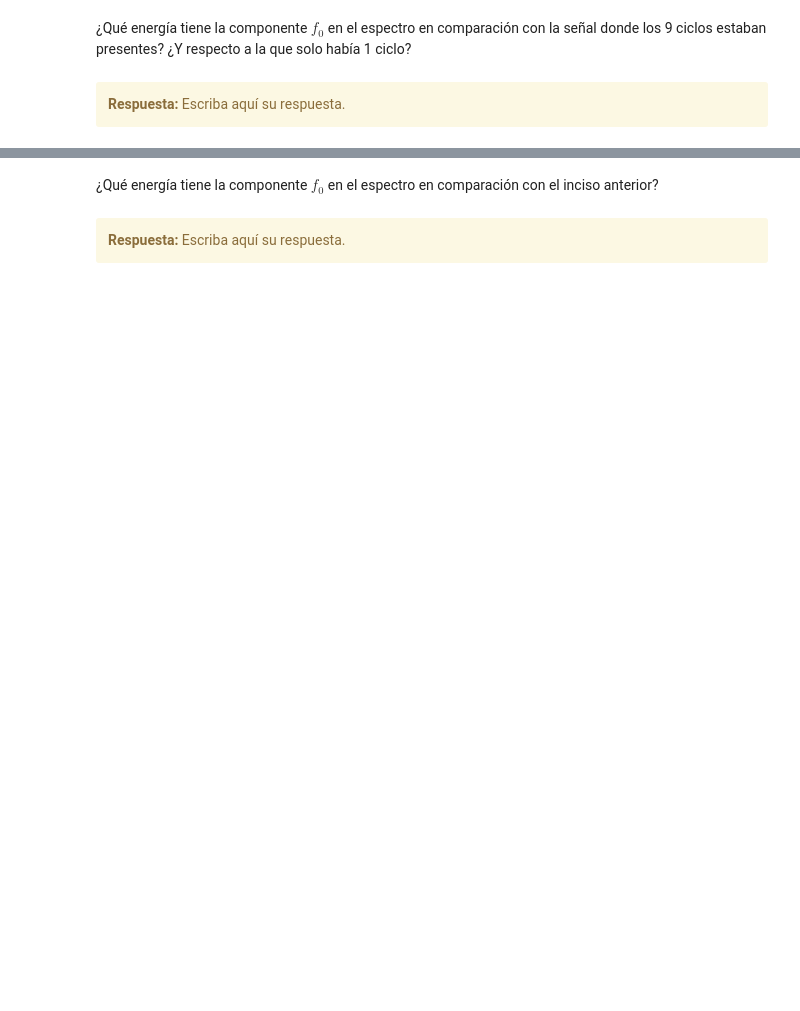
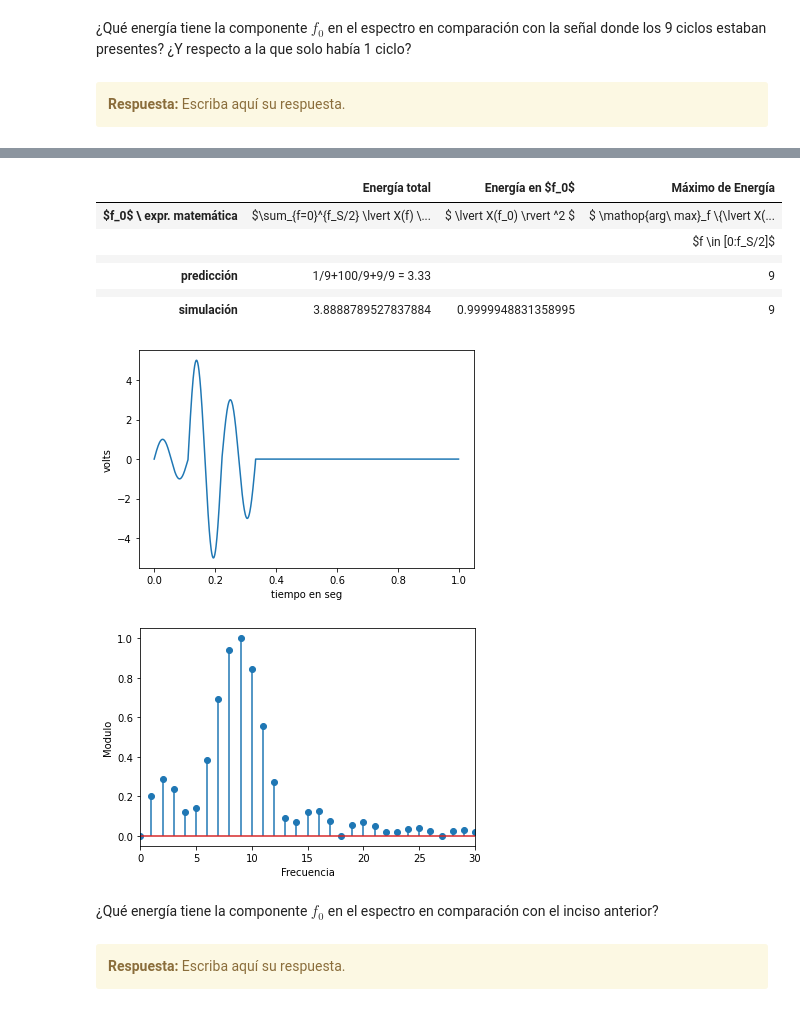
Before and after one commit to FabianVillada/PDS_TPs, a Jupyter notebook: TP1_Muestreo_Fourier.ipynb, the cells around one changed output, grey strips where cells are left out. Cells and saved outputs as stored; diff of their text form; code cells hidden in the pictures; blank space fills up the shorter version.

```diff
--- a/TP1_Muestreo_Fourier.ipynb
+++ b/TP1_Muestreo_Fourier.ipynb
@@ -1190,3 +1225,83 @@ HTML(df.to_html())
+# %%
+#######################################
+# Tu simulación que genere resultados #
+#######################################
+
+##############################################################################
+
+tus_resultados = [ ['$\sum_{f=0}^{f_S/2} \lvert X(f) \rvert ^2$', '$ \lvert X(f_0) \rvert ^2 $', '$ \mathop{arg\ max}_f \{\lvert X(f) \rvert ^2\} $'],
+                   ['',                                     '',                           '$f \in [0:f_S/2]$'],
+                  ['', '', ''],
+                  ['1/9+100/9+9/9 = 3.33', '', '9'], # <-- completar acá
+                  ['', '', ''],
+                  #['', '', '']  # <-- completar acá
+                 ]
+#############################################################################
+
+N  = 1000
+fs = 1000
+df=fs/N
+
+a0 = 1 # Volts
+p0 = 0#np.pi/4  #radianes.
+Norma = N/2
+f0 =9 * fs/N
+
+tt , xx = generador_senoidal(fs , f0 , N , a0 , p0)
+xx[int(1*N/f0):] = 0    # los : al final me indican llenar de ceros
+                        #los valores del vector xx mayores a N/f0
+
+tt , xx1 = generador_senoidal(fs , f0 , N , 5*a0 , p0)
+xx1[:int(1*N/f0)] = 0
+xx1[int(2*N/f0):] = 0
+
+tt , xx2 = generador_senoidal(fs , f0 , N , 3*a0 , p0)
+xx2[:int(2*N/f0)] = 0 # llena de ceros para las posiciones anterires del vector xx2 en 2*N/f0
+xx2[int(3*N/f0):] = 0 # llena de ceros para las posiciones posterires del vector xx2 en 3*N/f0
+
+xx += xx1
+xx += xx2
+
+fftxx = fft(xx)
+fftxx_abs = np.abs(fftxx)/Norma
+#freq = np.arange(0 , fs , 1/N)
+freq = np.fft.fftfreq(len(xx),1/N)
+
+plt.figure(1)
+plt.plot(tt , xx )
+plt.xlabel('tiempo en seg')
+plt.ylabel('volts')
+
+plt.figure(2)
+plt.stem(freq , fftxx_abs , use_line_collection=True )
+plt.xlim(0 , 30)
+plt.xlabel('Frecuencia')
+plt.ylabel('Modulo')
+
+energia_signal = np.sum(xx**2)/Norma
+energia_fftabs = np.sum(fftxx_abs**2)/2
+
+tus_resultados.append([str(np.sum(fftxx_abs**2)/2 ),str(fftxx_abs[np.argmax(fftxx_abs)]**2), str(np.argmax(fftxx_abs))])
+
+
+df = DataFrame(tus_resultados, columns=['Energía total', 'Energía en $f_0$', 'Máximo de Energía'],
+               index=['$f_0$ \ expr. matemática',
+                      '',
+                      '',
+                      'predicción',
+                      '',
+                      'simulación'])
+HTML(df.to_html())
+# %% [output]
+|  | Energía total | Energía en $f_0$ | Máximo de Energía |
+| $f_0$ \ expr. matemática | $\sum_{f=0}^{f_S/2} \lvert X(f) \... | $ \lvert X(f_0) \rvert ^2 $ | $ \mathop{arg\ max}_f \{\lvert X(... |
+|  |  |  | $f \in [0:f_S/2]$ |
+|  |  |  |  |
+| predicción | 1/9+100/9+9/9 = 3.33 |  | 9 |
+|  |  |  |  |
+| simulación | 3.8888789527837884 | 0.9999948831358995 | 9 |
+[figure, added]
+[figure, added]
 # %% [markdown]
 ¿Qué energía tiene la componente $f_0$ en el espectro en comparación con el inciso anterior?
 # %% [markdown]
```
Also changed, not shown: parts of 11 cells of this notebook.
